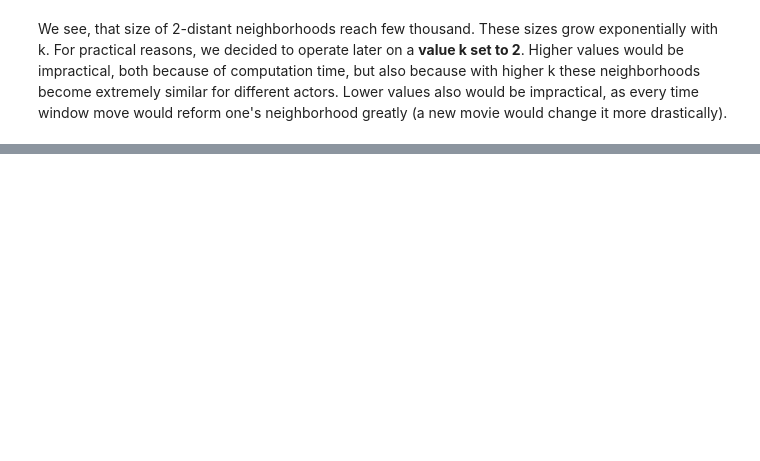
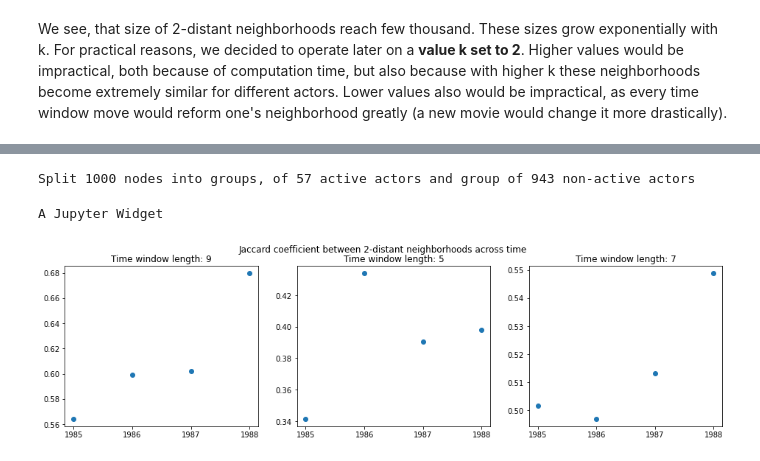
Before and after one commit to epfl-ada/ada-2022-project-datajugglers, a Jupyter notebook: graphs.ipynb, the cells around one changed output, grey strips where cells are left out. Drawn from its saved outputs; the diff is of its cells as text; code cells hidden in the pictures; blank space fills up the shorter version.

```diff
--- a/graphs.ipynb
+++ b/graphs.ipynb
@@ -330,0 +459,13 @@ SyntaxError: invalid syntax (<ipython-input-22-019dc04d4d85>, line 7)
+# %%
+# For performence reasons, we will sample just 1000 actors to check
+n = 1000
+aa, naa = get_samples(gw, n=n)
+print(f'Split {n} nodes into groups, of {len(aa)} active actors and group of {len(naa)} non-active actors')
+# %% [output]
+Split 1000 nodes into groups, of 57 active actors and group of 943 non-active actors
+# %%
+# First we plot for active actors
+plot_jc_for_many_tw_lengths(gw, aa, tw_start=RELEASE_YEAR_MIN, tw_lengths={5,7,9}, steps_num=6)
+# %% [output]
+A Jupyter Widget
+[figure, added]
```
Also changed, not shown: parts of 30 cells of this notebook.
